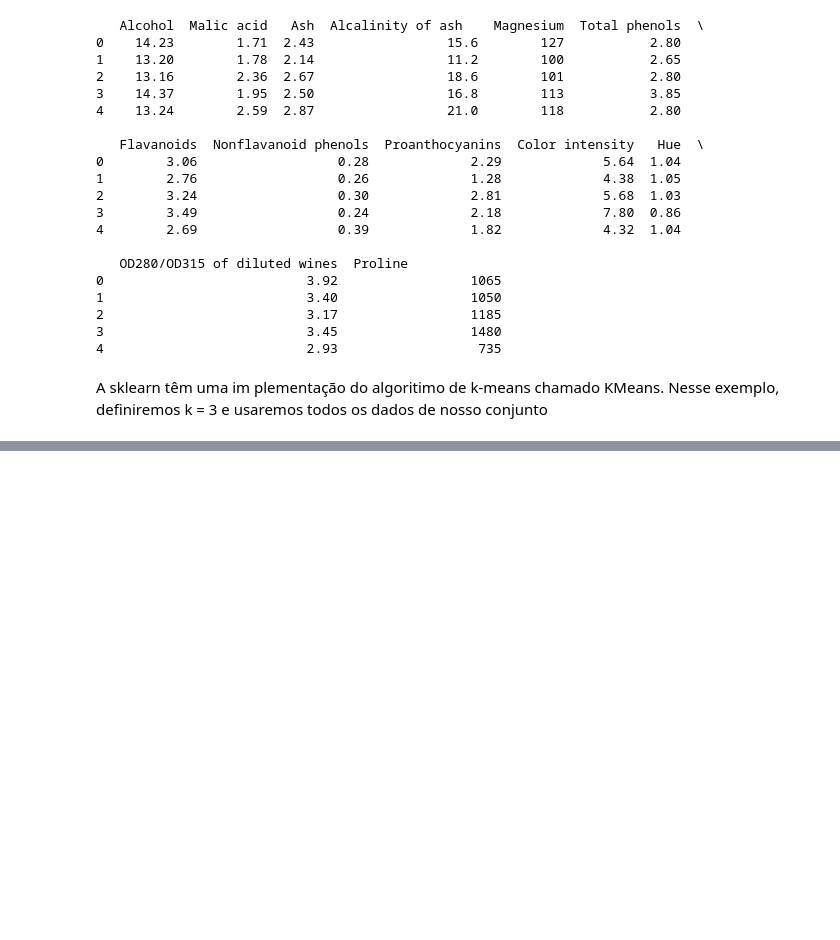
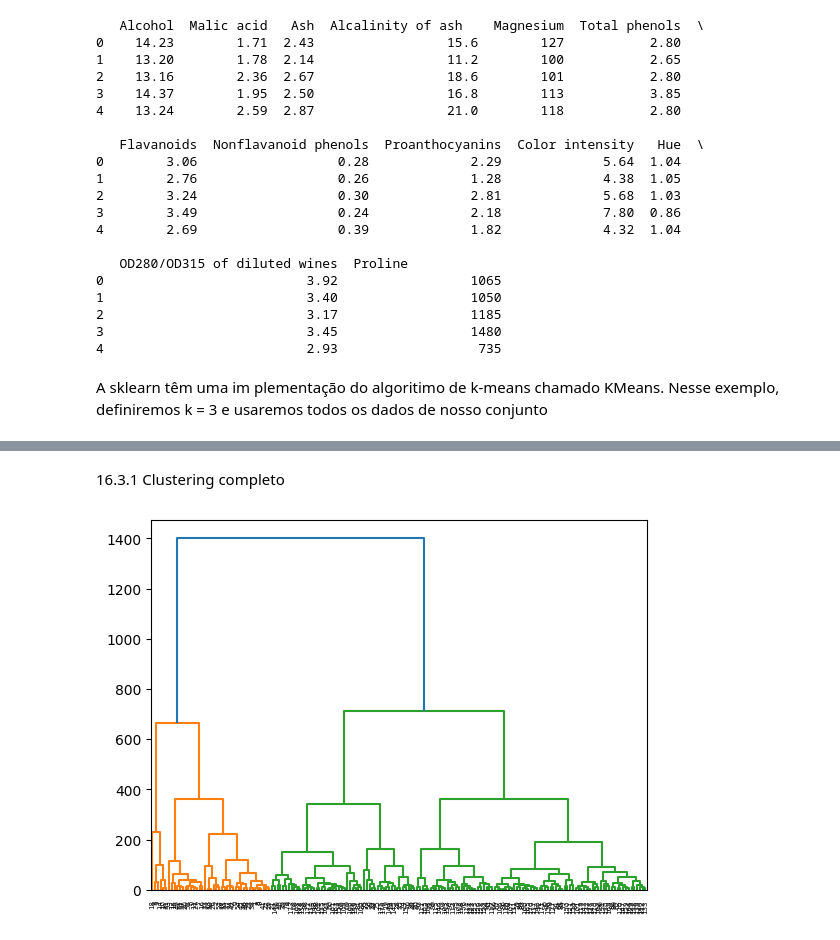
Before and after one commit to LuizGiehl/PFE_2, a Jupyter notebook: src/parteIV/cap16.ipynb, the cells around one changed output, grey strips where cells are left out. Cells and saved outputs as stored; diff of their text form; code cells hidden in the pictures; blank space fills up the shorter version.

```diff
--- a/src/parteIV/cap16.ipynb
+++ b/src/parteIV/cap16.ipynb
@@ -76,0 +219,15 @@ kmeans = KMeans(n_clusters=3, random_state=42).fit(wine.values)
+# %%
+from scipy.cluster import hierarchy
+import matplotlib.pyplot as plt
+
+wine = pd.read_csv('../../data/wine.csv')
+wine = wine.drop('Cultivar', axis=1)
+# %% [markdown]
+16.3.1 Clustering completo
+# %%
+wine_complete = hierarchy.complete(wine)
+fig = plt.figure()
+dn = hierarchy.dendrogram(wine_complete)
+plt.show()
+# %% [output]
+[figure, added]
```
Also changed, not shown: parts of 30 cells of this notebook.
